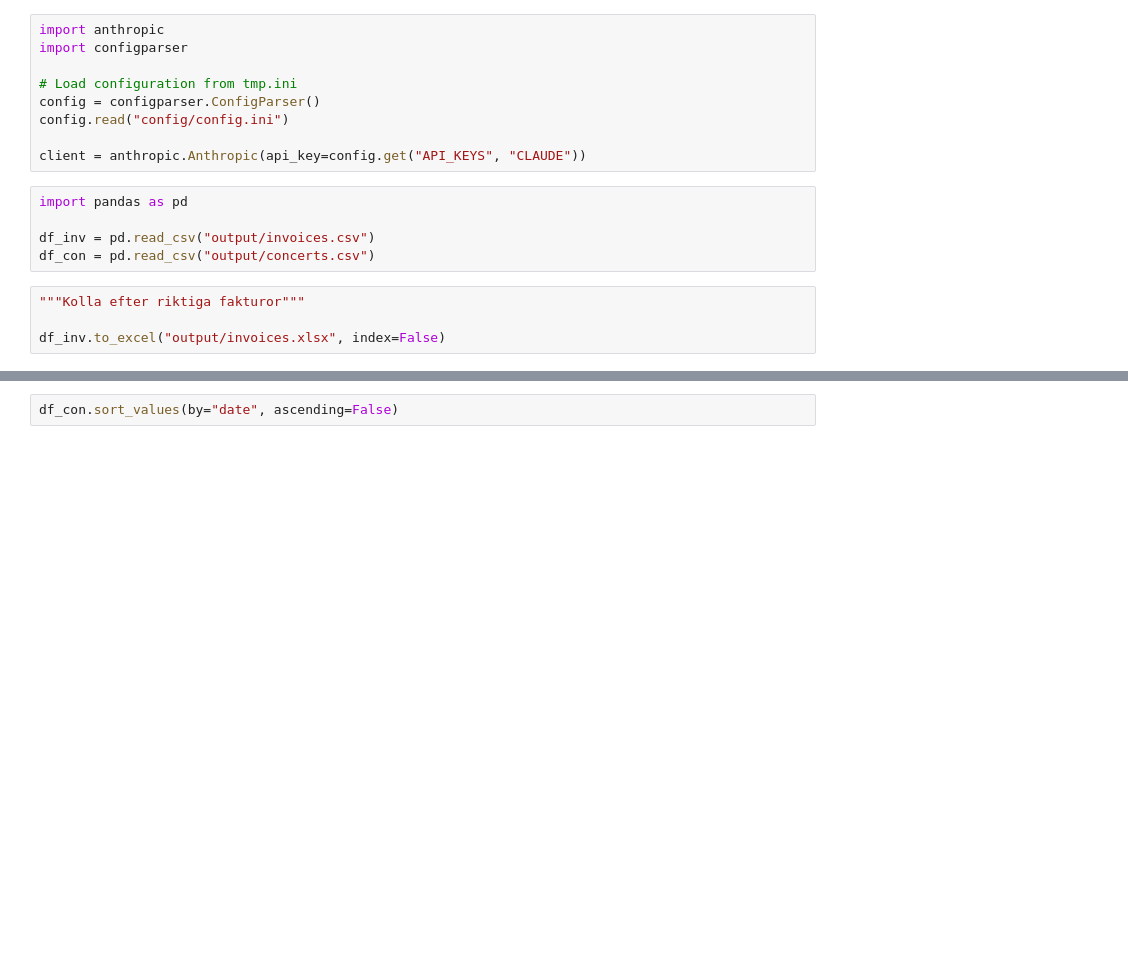
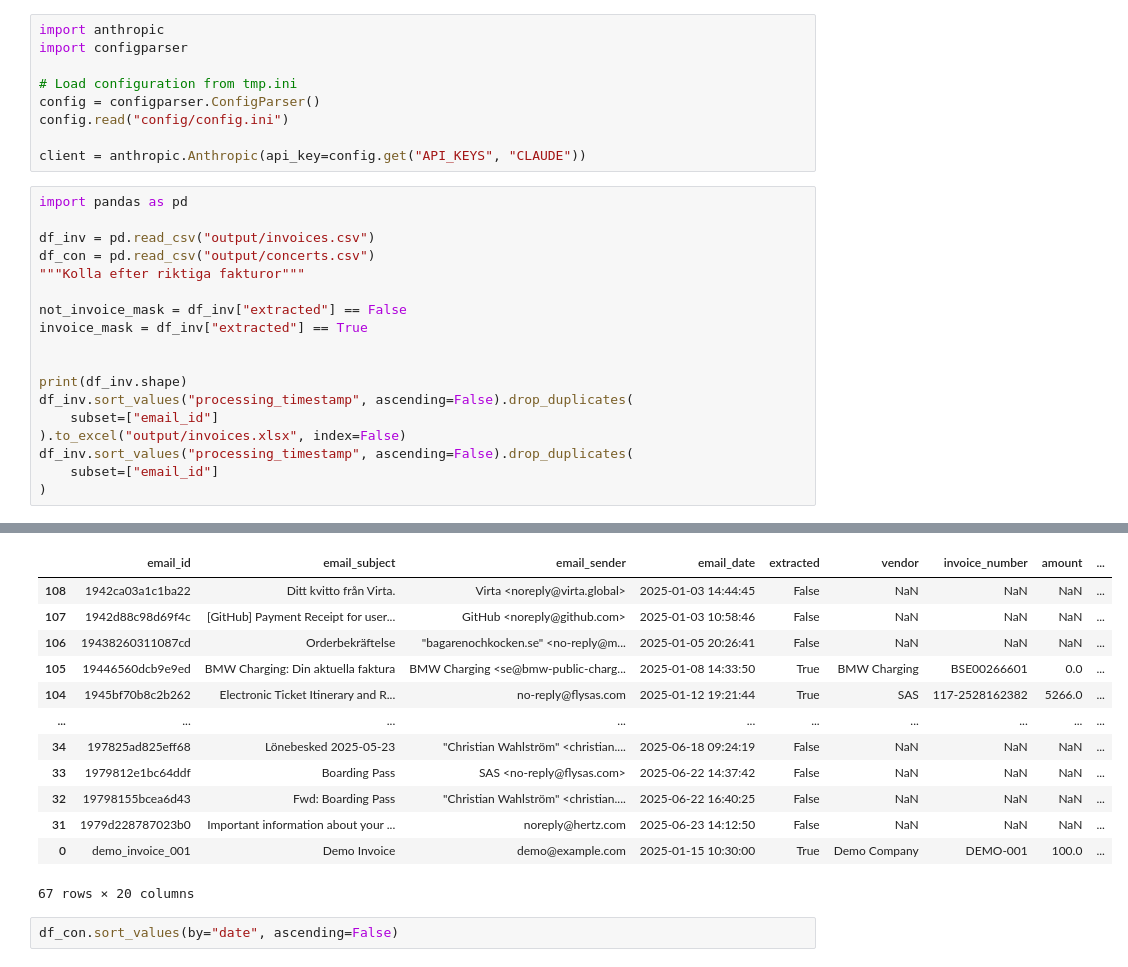
Before and after one commit to userchallenge/gmail-invoice-agent, a Jupyter notebook: sketch.ipynb, the cells around one changed output, grey strips where cells are left out. Drawn from its saved outputs; the diff is of its cells as text; blank space fills up the shorter version.

```diff
--- a/sketch.ipynb
+++ b/sketch.ipynb
@@ -7,13 +7,22 @@ config = configparser.ConfigParser()
 config.read("config/config.ini")
 
 client = anthropic.Anthropic(api_key=config.get("API_KEYS", "CLAUDE"))
-# %%
-import pandas as pd
-
-df_inv = pd.read_csv("output/invoices.csv")
-df_con = pd.read_csv("output/concerts.csv")
 # %%
+import pandas as pd
+
+df_inv = pd.read_csv("output/invoices.csv")
+df_con = pd.read_csv("output/concerts.csv")
 """Kolla efter riktiga fakturor"""
 
-df_inv.to_excel("output/invoices.xlsx", index=False)
+not_invoice_mask = df_inv["extracted"] == False
+invoice_mask = df_inv["extracted"] == True
+
+
+print(df_inv.shape)
+df_inv.sort_values("processing_timestamp", ascending=False).drop_duplicates(
+    subset=["email_id"]
+).to_excel("output/invoices.xlsx", index=False)
+df_inv.sort_values("processing_timestamp", ascending=False).drop_duplicates(
+    subset=["email_id"]
+)
 # %% [output]
@@ -30,3 +30,16 @@ Note: you may need to restart the kernel to use updated packages.
+|  | email_id | email_subject | email_sender | email_date | extracted | vendor | invoice_number | amount | ... |
+| 108 | 1942ca03a1c1ba22 | Ditt kvitto från Virta. | Virta <noreply@virta.global> | 2025-01-03 14:44:45 | False | NaN | NaN | NaN | ... |
+| 107 | 1942d88c98d69f4c | [GitHub] Payment Receipt for user... | GitHub <noreply@github.com> | 2025-01-03 10:58:46 | False | NaN | NaN | NaN | ... |
+| 106 | 19438260311087cd | Orderbekräftelse | "bagarenochkocken.se" <no-reply@m... | 2025-01-05 20:26:41 | False | NaN | NaN | NaN | ... |
+| 105 | 19446560dcb9e9ed | BMW Charging: Din aktuella faktura | BMW Charging <se@bmw-public-charg... | 2025-01-08 14:33:50 | True | BMW Charging | BSE00266601 | 0.0 | ... |
+| 104 | 1945bf70b8c2b262 | Electronic Ticket Itinerary and R... | no-reply@flysas.com | 2025-01-12 19:21:44 | True | SAS | 117-2528162382 | 5266.0 | ... |
+| ... | ... | ... | ... | ... | ... | ... | ... | ... | ... |
+| 34 | 197825ad825eff68 | Lönebesked 2025-05-23 | "Christian Wahlström" <christian.... | 2025-06-18 09:24:19 | False | NaN | NaN | NaN | ... |
+| 33 | 1979812e1bc64ddf | Boarding Pass | SAS <no-reply@flysas.com> | 2025-06-22 14:37:42 | False | NaN | NaN | NaN | ... |
+| 32 | 19798155bcea6d43 | Fwd: Boarding Pass | "Christian Wahlström" <christian.... | 2025-06-22 16:40:25 | False | NaN | NaN | NaN | ... |
+| 31 | 1979d228787023b0 | Important information about your ... | noreply@hertz.com | 2025-06-23 14:12:50 | False | NaN | NaN | NaN | ... |
+| 0 | demo_invoice_001 | Demo Invoice | demo@example.com | 2025-01-15 10:30:00 | True | Demo Company | DEMO-001 | 100.0 | ... |
+67 rows × 20 columns
 # %%
 df_con.sort_values(by="date", ascending=False)
 # %% [output]
```
Also changed, not shown: parts of 1 cell of this notebook, 16 other files.
